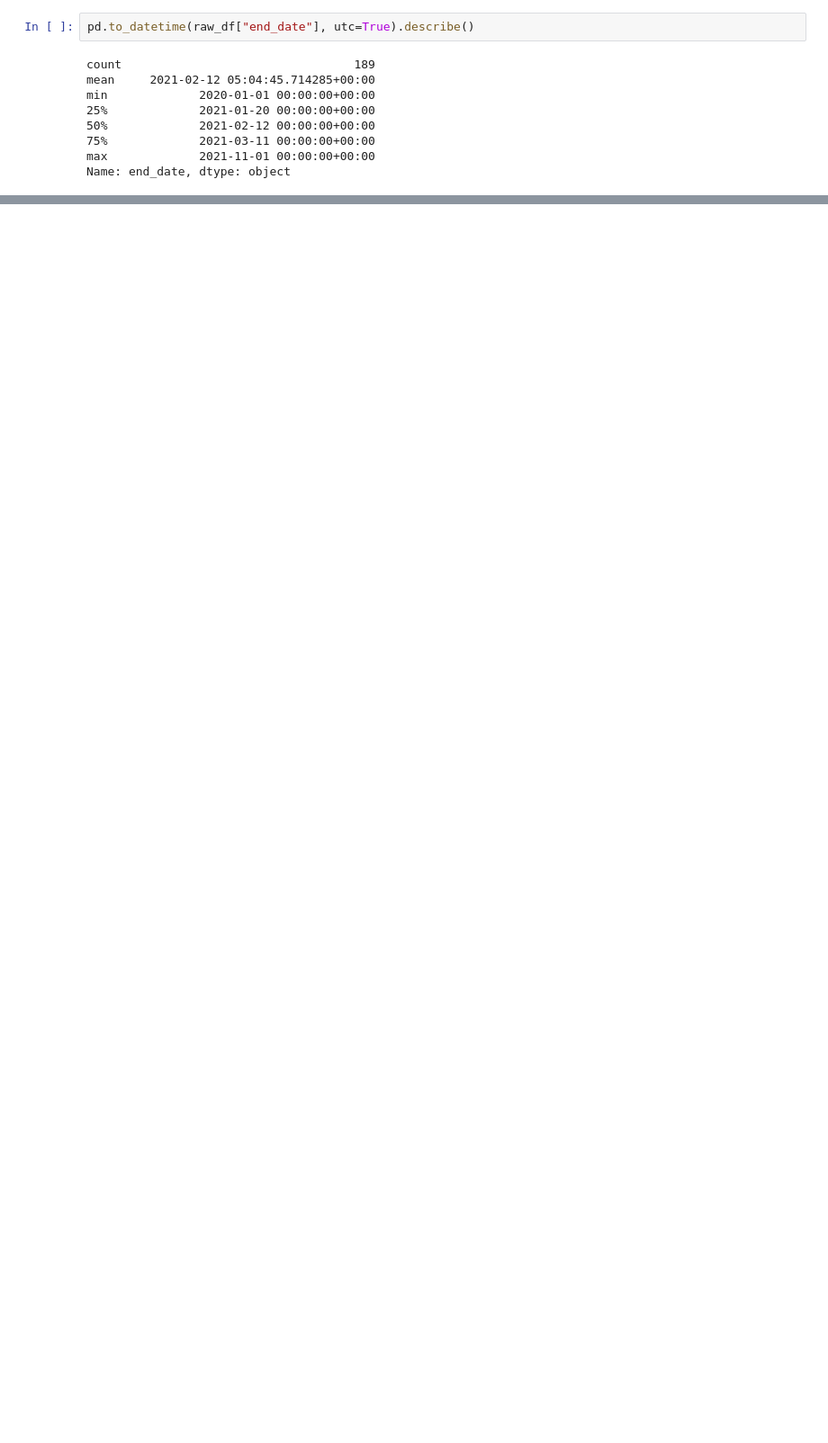
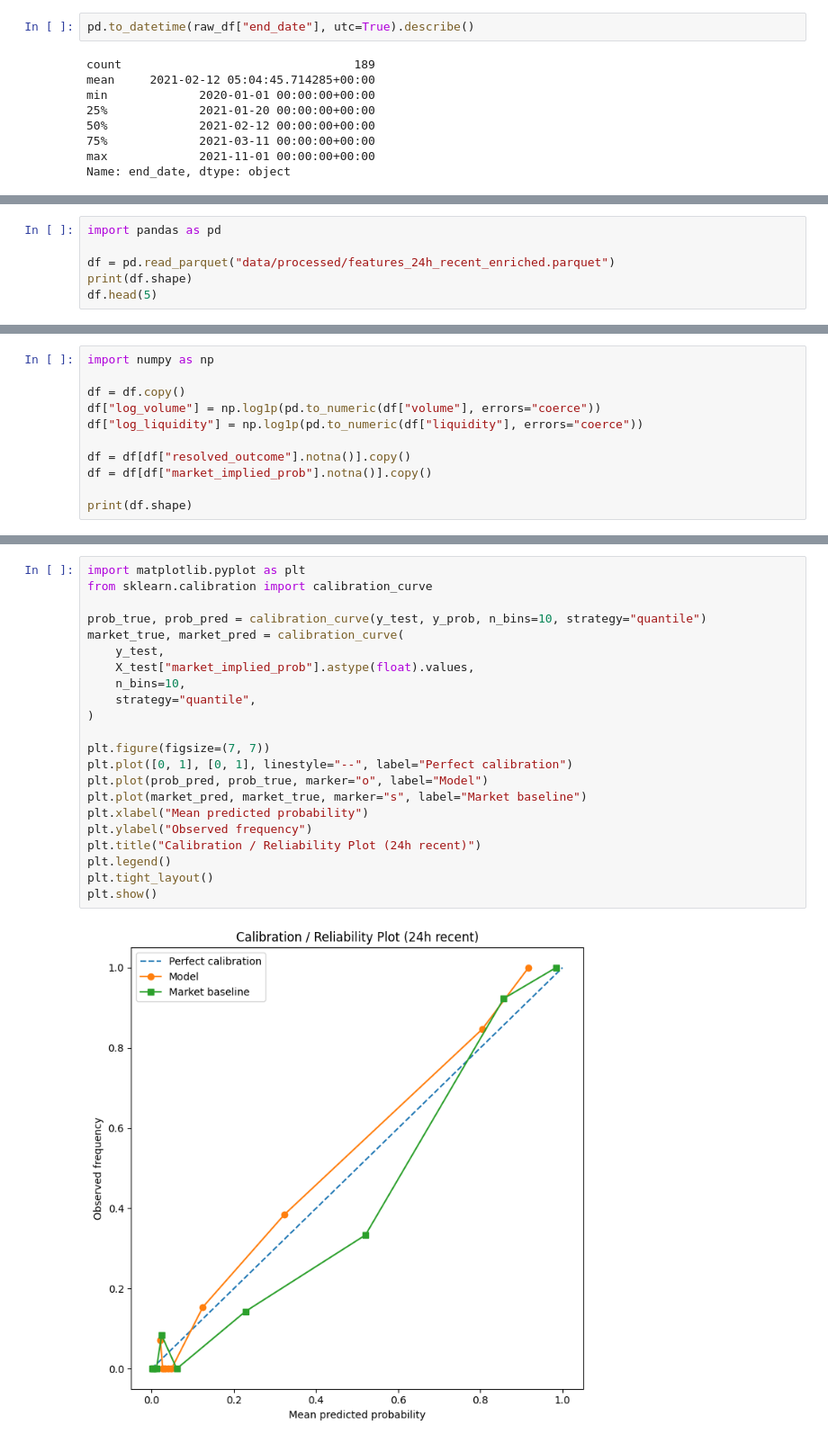
Before and after one commit to JWLZGG/prediction-markets-phase1, a Jupyter notebook: Untitled2.ipynb, the cells around one changed output, grey strips where cells are left out. Shown at 90% size. Cells and saved outputs as stored; diff of their text form; blank space fills up the shorter version.

Commit message:
Build Phase 1 prediction market pipeline through Day 7

```diff
--- a/Untitled2.ipynb
+++ b/Untitled2.ipynb
@@ -199,0 +747,6 @@ Name: end_date, dtype: object
+# %%
+import pandas as pd
+
+df = pd.read_parquet("data/processed/features_24h_recent_enriched.parquet")
+print(df.shape)
+df.head(5)
@@ -199,0 +761,11 @@ Name: end_date, dtype: object
+# %%
+import numpy as np
+
+df = df.copy()
+df["log_volume"] = np.log1p(pd.to_numeric(df["volume"], errors="coerce"))
+df["log_liquidity"] = np.log1p(pd.to_numeric(df["liquidity"], errors="coerce"))
+
+df = df[df["resolved_outcome"].notna()].copy()
+df = df[df["market_implied_prob"].notna()].copy()
+
+print(df.shape)
@@ -199,0 +889,24 @@ Name: end_date, dtype: object
+# %%
+import matplotlib.pyplot as plt
+from sklearn.calibration import calibration_curve
+
+prob_true, prob_pred = calibration_curve(y_test, y_prob, n_bins=10, strategy="quantile")
+market_true, market_pred = calibration_curve(
+    y_test,
+    X_test["market_implied_prob"].astype(float).values,
+    n_bins=10,
+    strategy="quantile",
+)
+
+plt.figure(figsize=(7, 7))
+plt.plot([0, 1], [0, 1], linestyle="--", label="Perfect calibration")
+plt.plot(prob_pred, prob_true, marker="o", label="Model")
+plt.plot(market_pred, market_true, marker="s", label="Market baseline")
+plt.xlabel("Mean predicted probability")
+plt.ylabel("Observed frequency")
+plt.title("Calibration / Reliability Plot (24h recent)")
+plt.legend()
+plt.tight_layout()
+plt.show()
+# %% [output]
+[figure, added]
```
Also changed, not shown: parts of 56 cells of this notebook, 2 other files.
